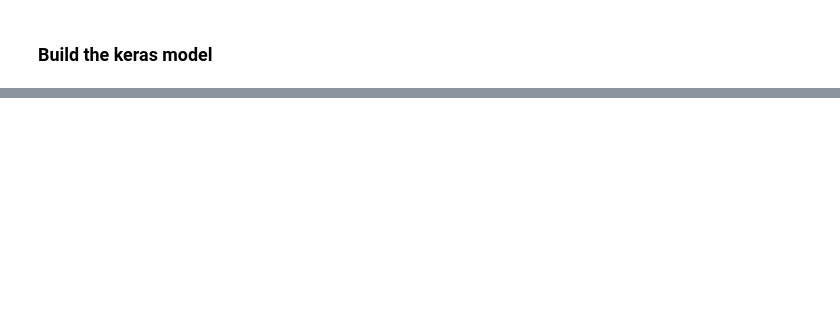
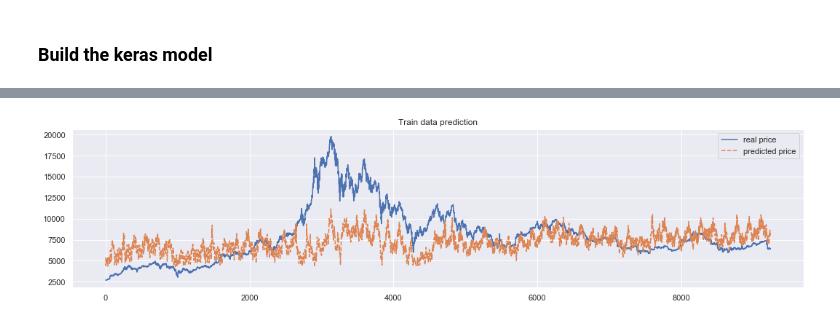
Before and after one commit to Wolfpack-Inc/data-engineering, a Jupyter notebook: machine-learning/keras-training.ipynb, the cells around one changed output, grey strips where cells are left out. Saved outputs shown, nothing was run; the diff lists cells and outputs as text; code cells hidden in the pictures; blank space fills up the shorter version.

```diff
--- a/machine-learning/keras-training.ipynb
+++ b/machine-learning/keras-training.ipynb
@@ -167,0 +136,3 @@ X_train.shape, X_test.shape
+# %%
+y_test = df.iloc[-len(X_test):]['price'].values
+y_train = df.iloc[n_steps:len(X_train)+n_steps]['price'].values
@@ -243,0 +198,9 @@ df_pred['y_pred'].plot();
+# %%
+# Predict using the train data
+y_hat_train = bidirectional_model.predict(X_train)
+plt.plot(y_train, label='real price')
+plt.plot(y_hat_train, linestyle='dashed', label='predicted price')
+plt.title('Train data prediction')
+plt.legend();
+# %% [output]
+[figure, added]
```
Also changed, not shown: parts of 42 cells of this notebook.
